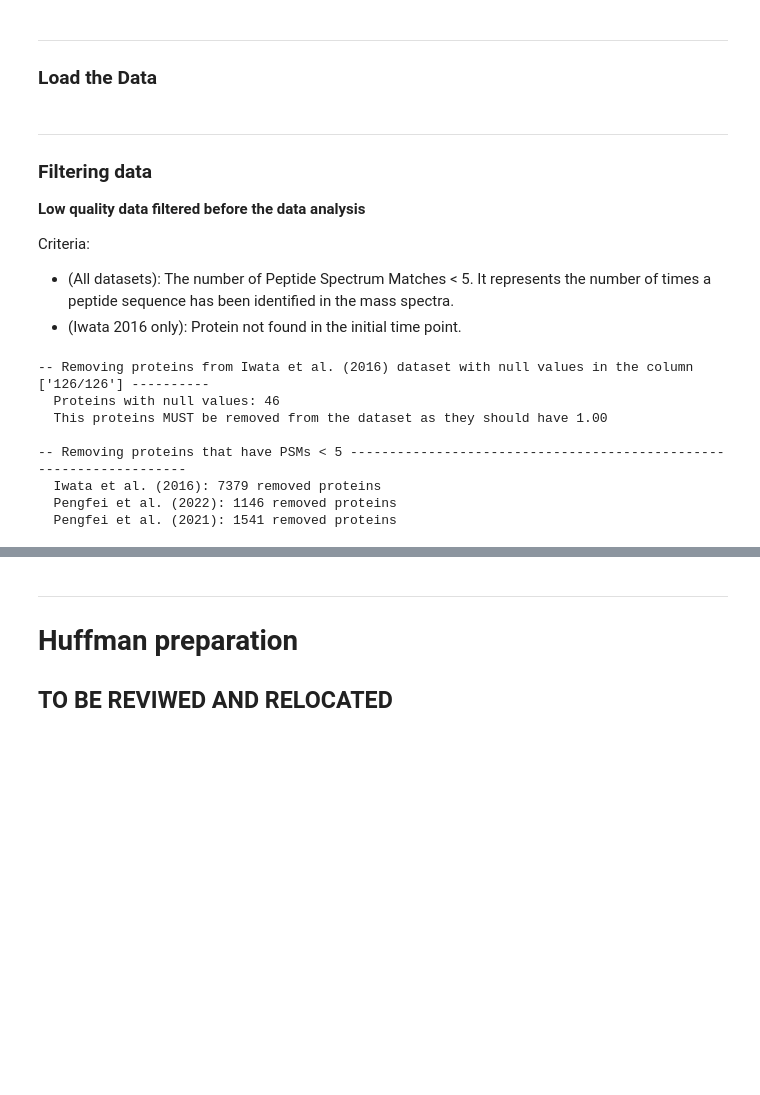
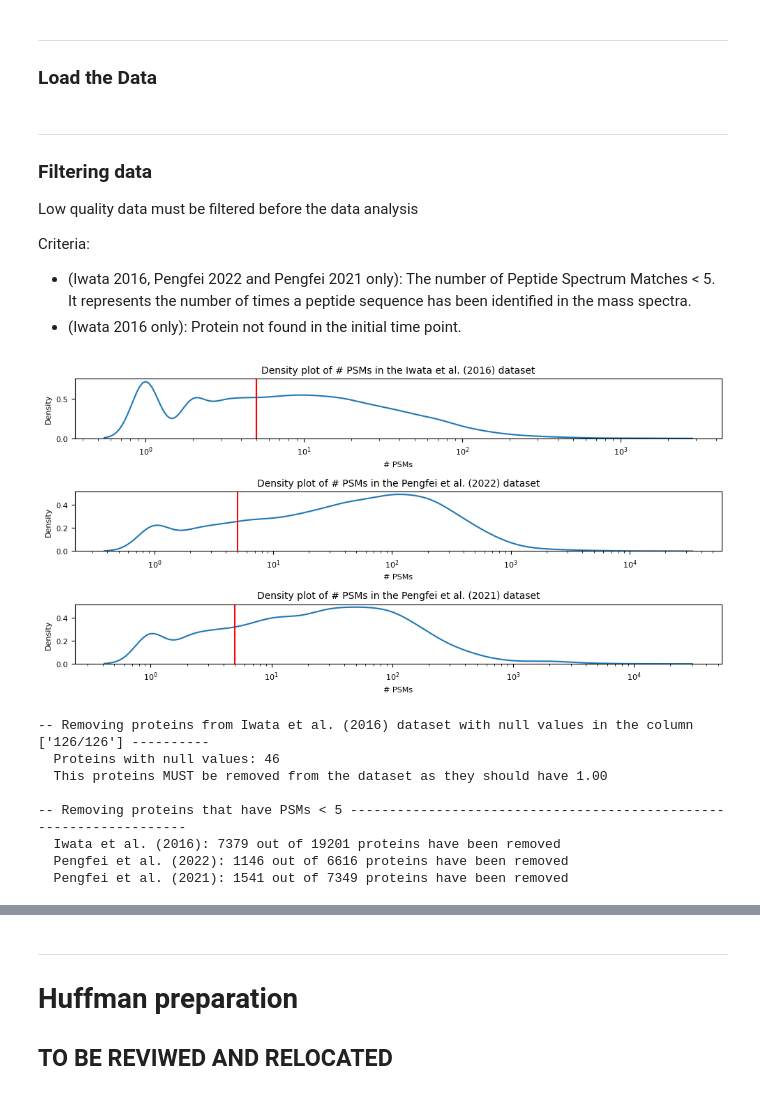
Before and after one commit to powwowath/pyMSpro, a Jupyter notebook: 00_workflow_META-ANALYSIS.ipynb, the cells around one changed output, grey strips where cells are left out. Saved outputs shown, nothing was run; the diff lists cells and outputs as text; code cells hidden in the pictures; blank space fills up the shorter version.

Commit message:
DEA, plots and font size

```diff
--- a/00_workflow_META-ANALYSIS.ipynb
+++ b/00_workflow_META-ANALYSIS.ipynb
@@ -54,3 +57,12 @@ TRANSLATE_PROTEIN_ID = False
+# %%
+TRANSLATE_PROTEIN_ID = False
+
+# Plot font sizes
+plt.rcParams.update({'axes.titlesize': 10})
+plt.rcParams.update({'axes.labelsize': 8})
+plt.rcParams.update({'legend.fontsize': 8})
+plt.rcParams.update({'xtick.labelsize': 8})
+plt.rcParams.update({'ytick.labelsize': 8})
 # %% [markdown]
 ---
 ### Data Sources
@@ -357,11 +355,28 @@ df_2022_pengfei["Abundance Ratio: M2 / M0"] = df_2022_pengfei[groupM2].mean(axis
 ---
 ### Filtering data
 
-**Low quality data filtered before the data analysis**
+Low quality data must be filtered before the data analysis
 
 Criteria:
-* (All datasets):  The number of Peptide Spectrum Matches < 5. It represents the number of times a peptide sequence has been identified in the mass spectra.
+* (Iwata 2016, Pengfei 2022 and Pengfei 2021 only):  The number of Peptide Spectrum Matches < 5. It represents the number of times a peptide sequence has been identified in the mass spectra.
 * (Iwata 2016 only): Protein not found in the initial time point.
+# %%
+# Grid of density plots for the # PSMs for the first 3 experiments (use log scale)
+fig, ax = plt.subplots(3, 1, figsize=(10, 5))
+sns.kdeplot(df_2016_iwata["# PSMs"], log_scale=True, ax=ax[0])
+sns.kdeplot(df_2022_pengfei["# PSMs"], log_scale=True, ax=ax[1])
+sns.kdeplot(df_2021_pengfei["# PSMs"], log_scale=True, ax=ax[2])
+ax[0].axvline(5, color='red')
+ax[1].axvline(5, color='red')
+ax[2].axvline(5, color='red')
+ax[0].set_title("Density plot of # PSMs in the Iwata et al. (2016) dataset")
+ax[1].set_title("Density plot of # PSMs in the Pengfei et al. (2022) dataset")
+ax[2].set_title("Density plot of # PSMs in the Pengfei et al. (2021) dataset")
+# Add some margin between the plots
+plt.tight_layout()
+plt.show()
+# %% [output]
+[figure, added]
 # %%
 # Experiment 1: 2016 Iwata et al.
 # Filter out records with blank values in the column "126/126" (which should contain 1.00)
@@ -372,11 +387,11 @@ df_2016_iwata = df_2016_iwata[~df_2016_iwata["126/126"].isnull()]
 
 # Keep proteins that has PSMs >= 5 (ref: https://pmc.ncbi.nlm.nih.gov/articles/PMC9110321/#s3)
 print("\n-- Removing proteins that have PSMs < 5 -------------------------------------------------------------------")
-print("  Iwata et al. (2016):", df_2016_iwata[df_2016_iwata["# PSMs"] < 5].shape[0], "removed proteins")
+print("  Iwata et al. (2016):", df_2016_iwata[df_2016_iwata["# PSMs"] < 5].shape[0], "out of",df_2016_iwata.shape[0], "proteins have been removed")
 df_2016_iwata = df_2016_iwata[df_2016_iwata["# PSMs"] >= 5]
-print("  Pengfei et al. (2022):", df_2022_pengfei[df_2022_pengfei["# PSMs"] < 5].shape[0], "removed proteins")
+print("  Pengfei et al. (2022):", df_2022_pengfei[df_2022_pengfei["# PSMs"] < 5].shape[0], "out of",df_2022_pengfei.shape[0], "proteins have been removed")
 df_2022_pengfei = df_2022_pengfei[df_2022_pengfei["# PSMs"] >= 5]
-print("  Pengfei et al. (2021):", df_2021_pengfei[df_2021_pengfei["# PSMs"] < 5].shape[0], "removed proteins")
+print("  Pengfei et al. (2021):", df_2021_pengfei[df_2021_pengfei["# PSMs"] < 5].shape[0], "out of",df_2021_pengfei.shape[0], "proteins have been removed")
 df_2021_pengfei = df_2021_pengfei[df_2021_pengfei["# PSMs"] >= 5]
 # %% [output]
 -- Removing proteins from Iwata et al. (2016) dataset with null values in the column ['126/126'] ----------
@@ -384,6 +399,6 @@ df_2021_pengfei = df_2021_pengfei[df_2021_pengfei["# PSMs"] >= 5]
   This proteins MUST be removed from the dataset as they should have 1.00
 
 -- Removing proteins that have PSMs < 5 -------------------------------------------------------------------
-  Iwata et al. (2016): 7379 removed proteins
-  Pengfei et al. (2022): 1146 removed proteins
-  Pengfei et al. (2021): 1541 removed proteins
+  Iwata et al. (2016): 7379 out of 19201 proteins have been removed
+  Pengfei et al. (2022): 1146 out of 6616 proteins have been removed
+  Pengfei et al. (2021): 1541 out of 7349 proteins have been removed
```
Also changed, not shown: parts of 70 cells of this notebook.
